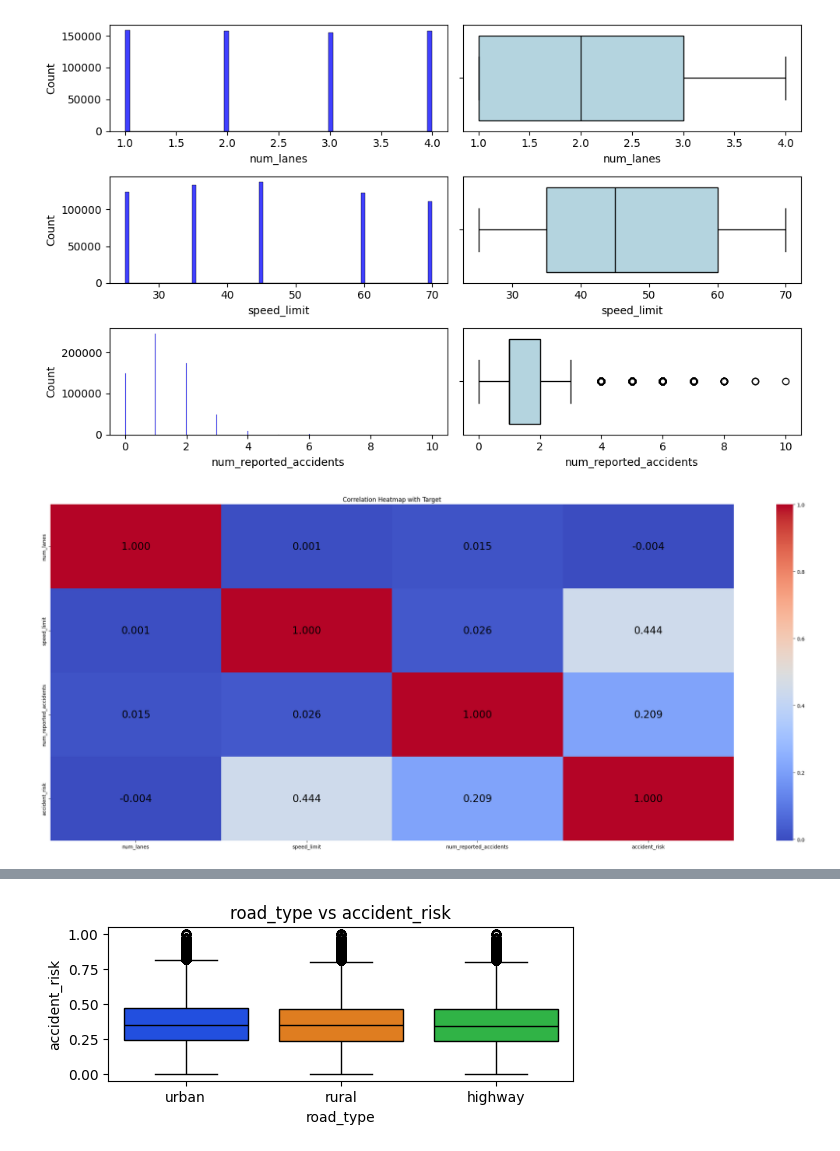
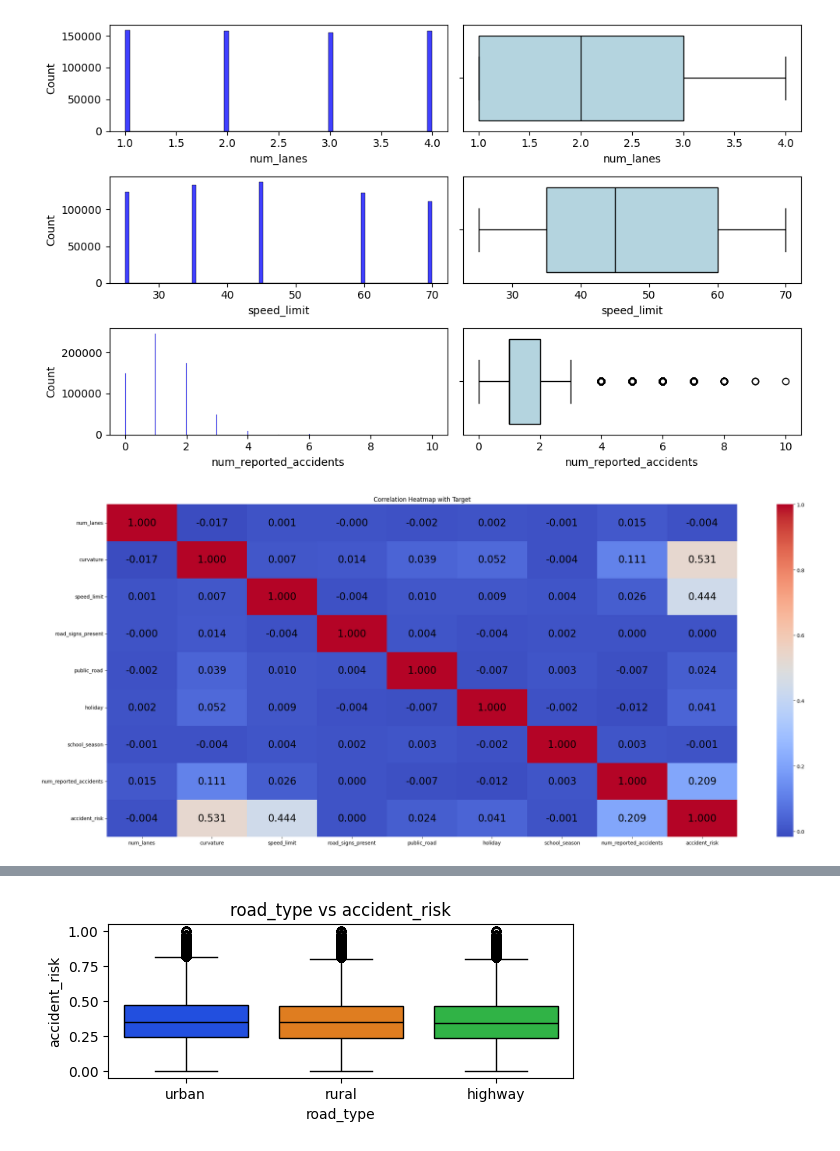
Before and after one commit to KarthikNot/Kaggle-S5E10, a Jupyter notebook: notebooks/Kaggle-S5E10.ipynb, the cells around one changed output, grey strips where cells are left out. Cells and saved outputs as stored; diff of their text form; code cells hidden in the pictures.

```diff
--- a/notebooks/Kaggle-S5E10.ipynb
+++ b/notebooks/Kaggle-S5E10.ipynb
@@ -156,11 +156,11 @@ plt.show()
 # %% [output]
 [figure]
 # %%
-corr = trainData[numCols.tolist() + [TARGET]].corr()
+corr = trainData.corr(numeric_only=True)
 plt.figure(figsize=(2 * len(COLUMNS), 10))
 sns.heatmap(corr, annot=True, cmap="coolwarm", fmt=".3f", annot_kws={'color' : 'black', 'fontsize' : 20}, linecolor="black")
 plt.title("Correlation Heatmap with Target")
 plt.tight_layout()
 plt.show()
 # %% [output]
-[figure, old version]
+[figure, new version]
```
Also changed, not shown: parts of 15 cells of this notebook.
